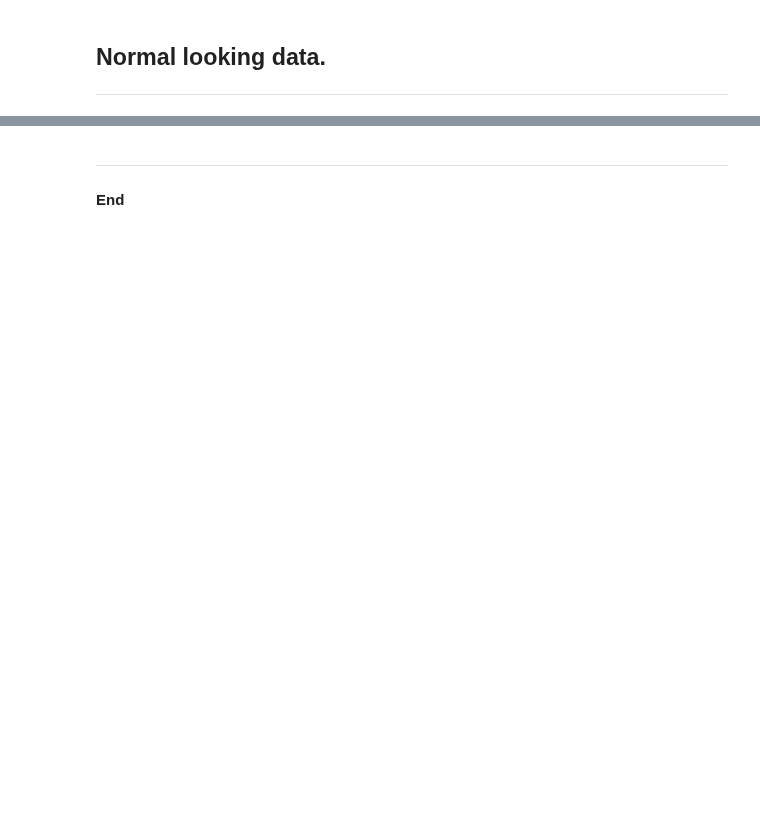
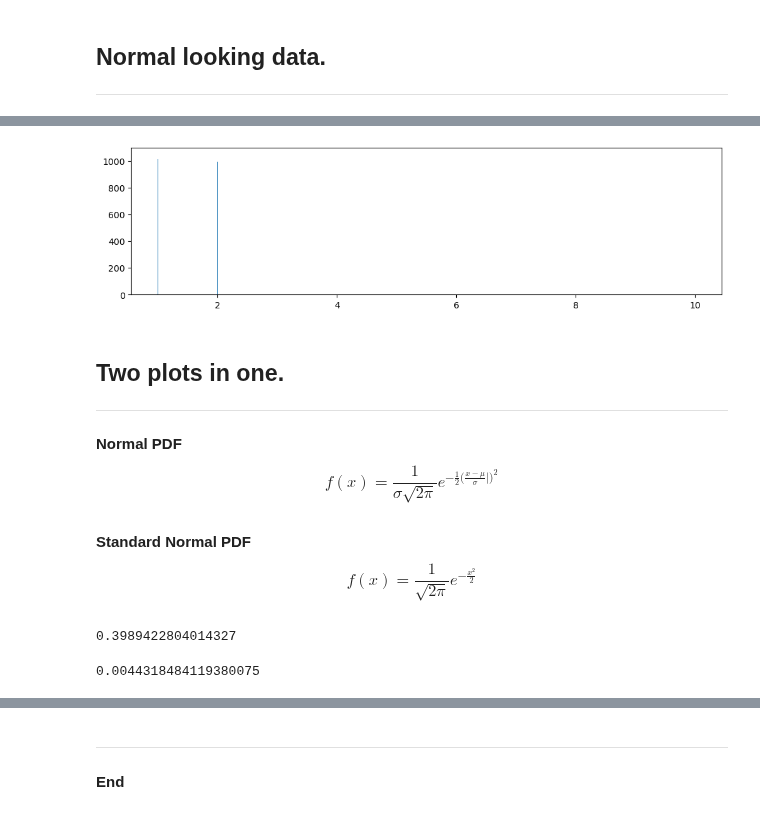
Before and after one commit to cpjm/Fundamentals_of_data_analysis, a Jupyter notebook: numpy_random.ipynb, the cells around one changed output, grey strips where cells are left out. Drawn from its saved outputs; the diff is of its cells as text; code cells hidden in the pictures; blank space fills up the shorter version.

```diff
--- a/numpy_random.ipynb
+++ b/numpy_random.ipynb
@@ -259,0 +251,19 @@ ax.hist(rand_normal, bins=100, density=True)
+# %%
+# Create an empty plot.
+fig, ax  = plt.subplots(figsize=(12, 3))
+
+# Plot a bar chart, it's useless though.
+ax.bar(x, counts, width=0.001);
+# %% [output]
+[figure, added]
+# %% [markdown]
+## Two plots in one.
+
+
+***
+# %% [markdown]
+**Normal PDF**
+$$ f(x) = \frac{1}{\sigma \sqrt{2 \pi}} e^{-\frac{1}{2} \big( \frac{x - \mu}{\sigma} | \big)^2}$$
+# %% [markdown]
+**Standard Normal PDF**
+$$ f(x) = \frac{1}{\sqrt{2 \pi}} e^{-\frac{x^2}{2} }$$
@@ -259,0 +276,10 @@ ax.hist(rand_normal, bins=100, density=True)
+# %%
+# Test value aroun 0.0.
+f(0.0)
+# %% [output]
+0.3989422804014327
+# %%
+# Test value aroun 3.0.
+f(3.0)
+# %% [output]
+0.0044318484119380075
```
Also changed, not shown: parts of 18 cells of this notebook.
